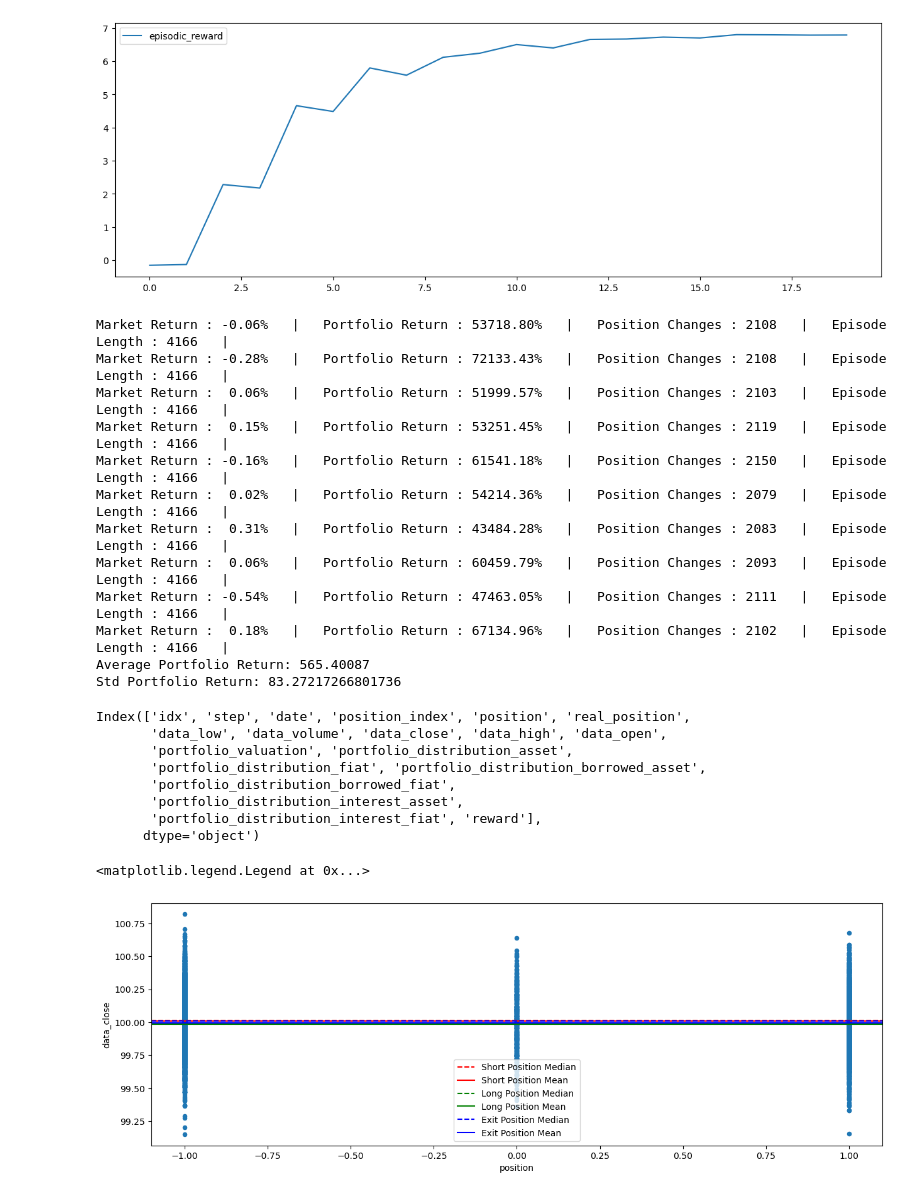
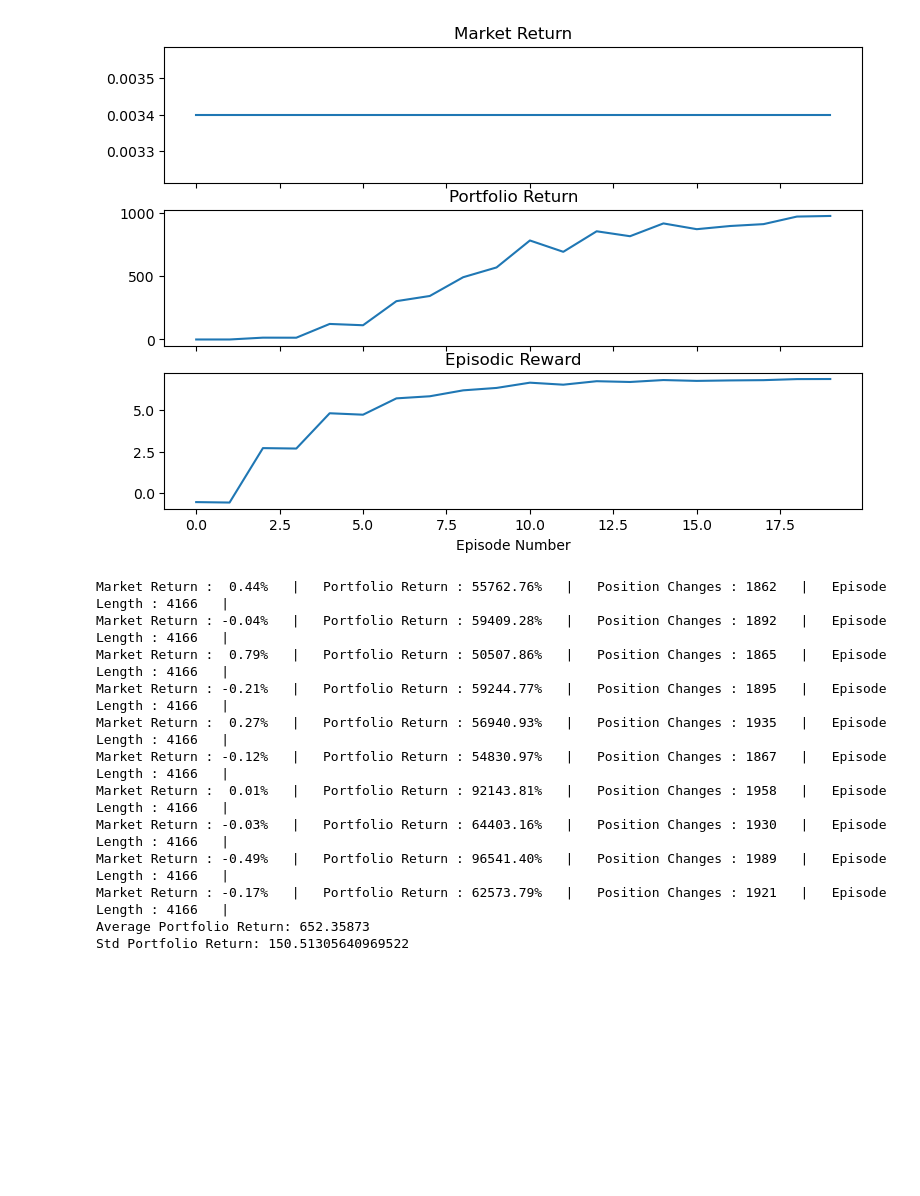
Before and after one commit to chantomkit/RLTrade, a Jupyter notebook: stationary_dgp_rl.ipynb, the cells around one changed output. Saved outputs shown, nothing was run; the diff lists cells and outputs as text; code cells hidden in the pictures; blank space fills up the shorter version.

```diff
--- a/stationary_dgp_rl.ipynb
+++ b/stationary_dgp_rl.ipynb
@@ -23,8 +23,10 @@ Matplotlib is building the font cache; this may take a moment.
 # %%
+x0, mu_epsilon = 10, 100
+
 N, window, stride = 100000, 24, 24  # simulation with ohlc
 # N, window, stride = 10000, 1, 1  # simulation with tick data
 
-x_c, y_c = stationary_dgp(N=N)
+x_c, y_c = stationary_dgp(N=N, x0=x0, mu=mu_epsilon)
 y_o, y_h, y_l, y_c = make_ohlc(y_c, window=window, stride=stride)
 x_o, x_h, x_l, x_c = make_ohlc(x_c, window=window, stride=stride)
 spread_o, spread_h, spread_l, spread_c = y_o - x_o, y_h - x_l, y_l - x_h, y_c - x_c
@@ -168,7 +218,7 @@ plt.show()
 # Evaluate the agent on a new dataset from the same data generating process
 returns = []
 for i in range(10):
-    x_c, y_c = stationary_dgp(N=N)
+    x_c, y_c = stationary_dgp(N=N, x0=x0, mu=mu_epsilon, random_state=i*1234)
     y_o, y_h, y_l, y_c = make_ohlc(y_c, window=window, stride=stride)
     x_o, x_h, x_l, x_c = make_ohlc(x_c, window=window, stride=stride)
     spread_o, spread_h, spread_l, spread_c = y_o - x_o, y_h - x_l, y_l - x_h, y_c - x_c
@@ -212,4 +261,0 @@ Std Portfolio Return: 9.227263168003825
-# %%
-history = [env_test.unwrapped.historical_info[i] for i in range(len(env_test.unwrapped.historical_info))]
-historical_info_df = pd.DataFrame(history)
-historical_info_df.columns
@@ -428,19 +491,26 @@ Market Return :  0.06%   |   Portfolio Return : 88501.04%   |   Position Changes
 # %%
 all_metrics = pd.DataFrame(history_metrics)
 perc2float = lambda x: float(x.strip('%'))/100
 
 all_metrics["Market Return"] = all_metrics["Market Return"].apply(perc2float)
 all_metrics["Portfolio Return"] = all_metrics["Portfolio Return"].apply(perc2float)
 
-all_metrics.plot(y=["episodic_reward"], figsize=(15, 5))
+fig, axs = plt.subplots(3, 1, figsize=(9, 6), sharex=True)
+axs[0].plot(all_metrics["Market Return"], label="Market Return")
+axs[0].set_title("Market Return")
+axs[1].plot(all_metrics["Portfolio Return"], label="Portfolio Return")
+axs[1].set_title("Portfolio Return")
+axs[2].plot(all_metrics["episodic_reward"], label="Episodic Reward")
+axs[2].set_title("Episodic Reward")
+axs[2].set_xlabel("Episode Number")
 plt.show()
 # %% [output]
-[figure, old version]
+[figure, new version]
 # %%
 # Evaluate the agent on a new dataset from the same data generating process
 returns = []
 for i in range(10):
-    x_c, y_c = stationary_dgp(N=N)
+    x_c, y_c = stationary_dgp(N=N, x0=x0, mu=mu_epsilon, random_state=i*1234)
     y_o, y_h, y_l, y_c = make_ohlc(y_c, window=window, stride=stride)
     x_o, x_h, x_l, x_c = make_ohlc(x_c, window=window, stride=stride)
     spread_o, spread_h, spread_l, spread_c = y_o - x_o, y_h - x_l, y_l - x_h, y_c - x_c
@@ -469,15 +539,15 @@ for i in range(10):
 print(f"Average Portfolio Return: {np.mean(returns)}")
 print(f"Std Portfolio Return: {np.std(returns)}")
 # %% [output]
-Market Return : -0.06%   |   Portfolio Return : 53718.80%   |   Position Changes : 2108   |   Episode Length : 4166   |
-Market Return : -0.28%   |   Portfolio Return : 72133.43%   |   Position Changes : 2108   |   Episode Length : 4166   |
-Market Return :  0.06%   |   Portfolio Return : 51999.57%   |   Position Changes : 2103   |   Episode Length : 4166   |
-Market Return :  0.15%   |   Portfolio Return : 53251.45%   |   Position Changes : 2119   |   Episode Length : 4166   |
-Market Return : -0.16%   |   Portfolio Return : 61541.18%   |   Position Changes : 2150   |   Episode Length : 4166   |
-Market Return :  0.02%   |   Portfolio Return : 54214.36%   |   Position Changes : 2079   |   Episode Length : 4166   |
-Market Return :  0.31%   |   Portfolio Return : 43484.28%   |   Position Changes : 2083   |   Episode Length : 4166   |
-Market Return :  0.06%   |   Portfolio Return : 60459.79%   |   Position Changes : 2093   |   Episode Length : 4166   |
-Market Return : -0.54%   |   Portfolio Return : 47463.05%   |   Position Changes : 2111   |   Episode Length : 4166   |
-Market Return :  0.18%   |   Portfolio Return : 67134.96%   |   Position Changes : 2102   |   Episode Length : 4166   |
-Average Portfolio Return: 565.40087
-Std Portfolio Return: 83.27217266801736
+Market Return :  0.44%   |   Portfolio Return : 55762.76%   |   Position Changes : 1862   |   Episode Length : 4166   |
+Market Return : -0.04%   |   Portfolio Return : 59409.28%   |   Position Changes : 1892   |   Episode Length : 4166   |
+Market Return :  0.79%   |   Portfolio Return : 50507.86%   |   Position Changes : 1865   |   Episode Length : 4166   |
+Market Return : -0.21%   |   Portfolio Return : 59244.77%   |   Position Changes : 1895   |   Episode Length : 4166   |
+Market Return :  0.27%   |   Portfolio Return : 56940.93%   |   Position Changes : 1935   |   Episode Length : 4166   |
+Market Return : -0.12%   |   Portfolio Return : 54830.97%   |   Position Changes : 1867   |   Episode Length : 4166   |
+Market Return :  0.01%   |   Portfolio Return : 92143.81%   |   Position Changes : 1958   |   Episode Length : 4166   |
+Market Return : -0.03%   |   Portfolio Return : 64403.16%   |   Position Changes : 1930   |   Episode Length : 4166   |
+Market Return : -0.49%   |   Portfolio Return : 96541.40%   |   Position Changes : 1989   |   Episode Length : 4166   |
+Market Return : -0.17%   |   Portfolio Return : 62573.79%   |   Position Changes : 1921   |   Episode Length : 4166   |
+Average Portfolio Return: 652.35873
+Std Portfolio Return: 150.51305640969522
@@ -486,32 +553,0 @@ env_test.unwrapped.save_for_render(dir = "render_logs")
-# %%
-history = [env_test.unwrapped.historical_info[i] for i in range(len(env_test.unwrapped.historical_info))]
-df_historical_info = pd.DataFrame(history)
-df_historical_info.columns
-# %% [output]
-Index(['idx', 'step', 'date', 'position_index', 'position', 'real_position',
-       'data_low', 'data_volume', 'data_close', 'data_high', 'data_open',
-       'portfolio_valuation', 'portfolio_distribution_asset',
-       'portfolio_distribution_fiat', 'portfolio_distribution_borrowed_asset',
-       'portfolio_distribution_borrowed_fiat',
-       'portfolio_distribution_interest_asset',
-       'portfolio_distribution_interest_fiat', 'reward'],
-      dtype='object')
-# %%
-ax = df_historical_info.plot(x="position", y="data_close", kind="scatter", figsize=(15, 5))
-short_pos_median = df_historical_info.loc[df_historical_info["position"] == -1, "data_close"].median()
-short_pos_mean = df_historical_info.loc[df_historical_info["position"] == -1, "data_close"].mean()
-long_pos_median = df_historical_info.loc[df_historical_info["position"] == 1, "data_close"].median()
-long_pos_mean = df_historical_info.loc[df_historical_info["position"] == 1, "data_close"].mean()
-exit_pos_median = df_historical_info.loc[df_historical_info["position"] == 0, "data_close"].median()
-exit_pos_mean = df_historical_info.loc[df_historical_info["position"] == 0, "data_close"].mean()
-
-ax.axhline(short_pos_median, color="red", linestyle="--", label="Short Position Median")
-ax.axhline(short_pos_mean, color="red", linestyle="-", label="Short Position Mean")
-ax.axhline(long_pos_median, color="green", linestyle="--", label="Long Position Median")
-ax.axhline(long_pos_mean, color="green", linestyle="-", label="Long Position Mean")
-ax.axhline(exit_pos_median, color="blue", linestyle="--", label="Exit Position Median")
-ax.axhline(exit_pos_mean, color="blue", linestyle="-", label="Exit Position Mean")
-ax.legend()
-# %% [output]
-<matplotlib.legend.Legend at 0x...>
-[figure, removed]
```
Also changed, not shown: parts of 32 cells of this notebook.
